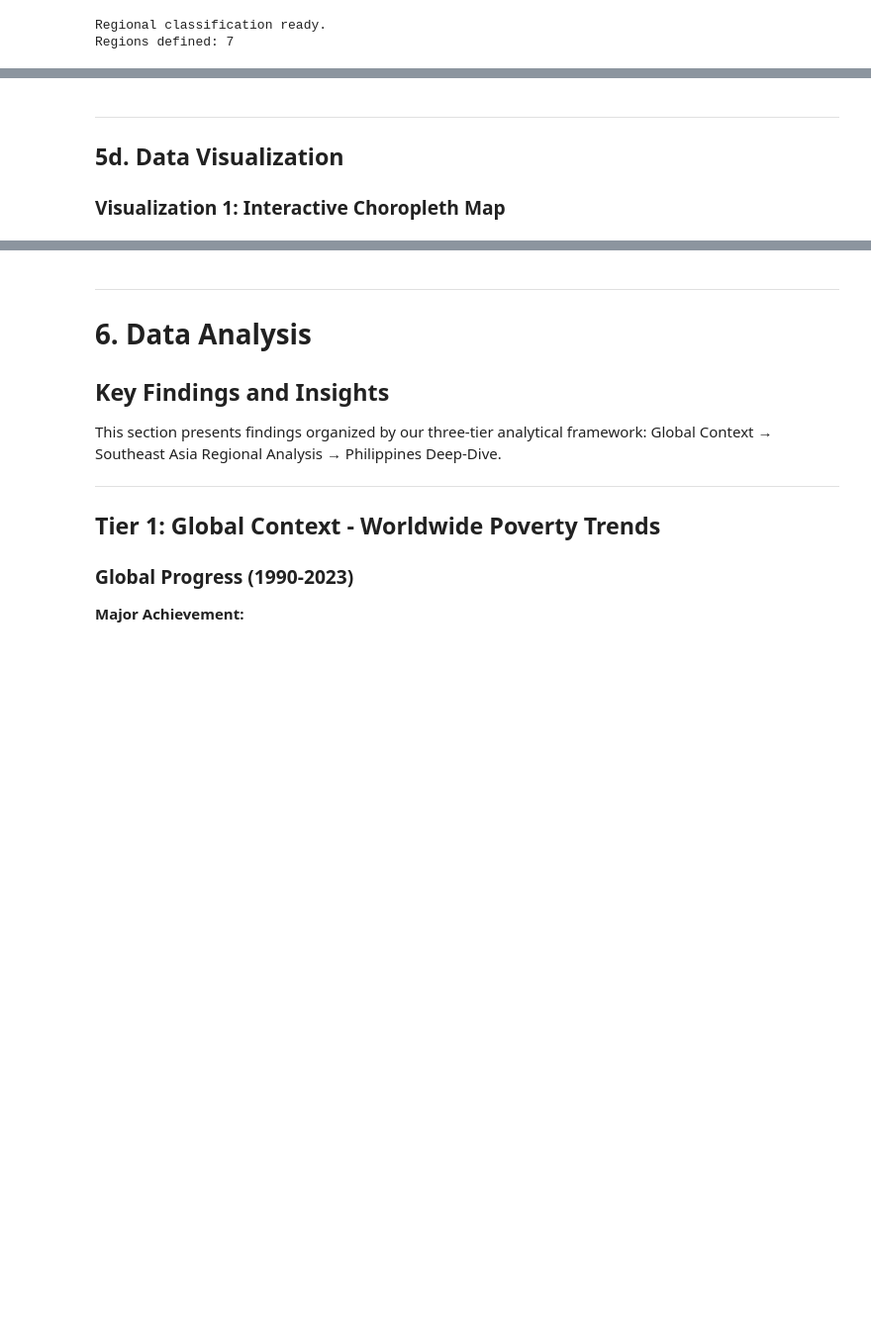
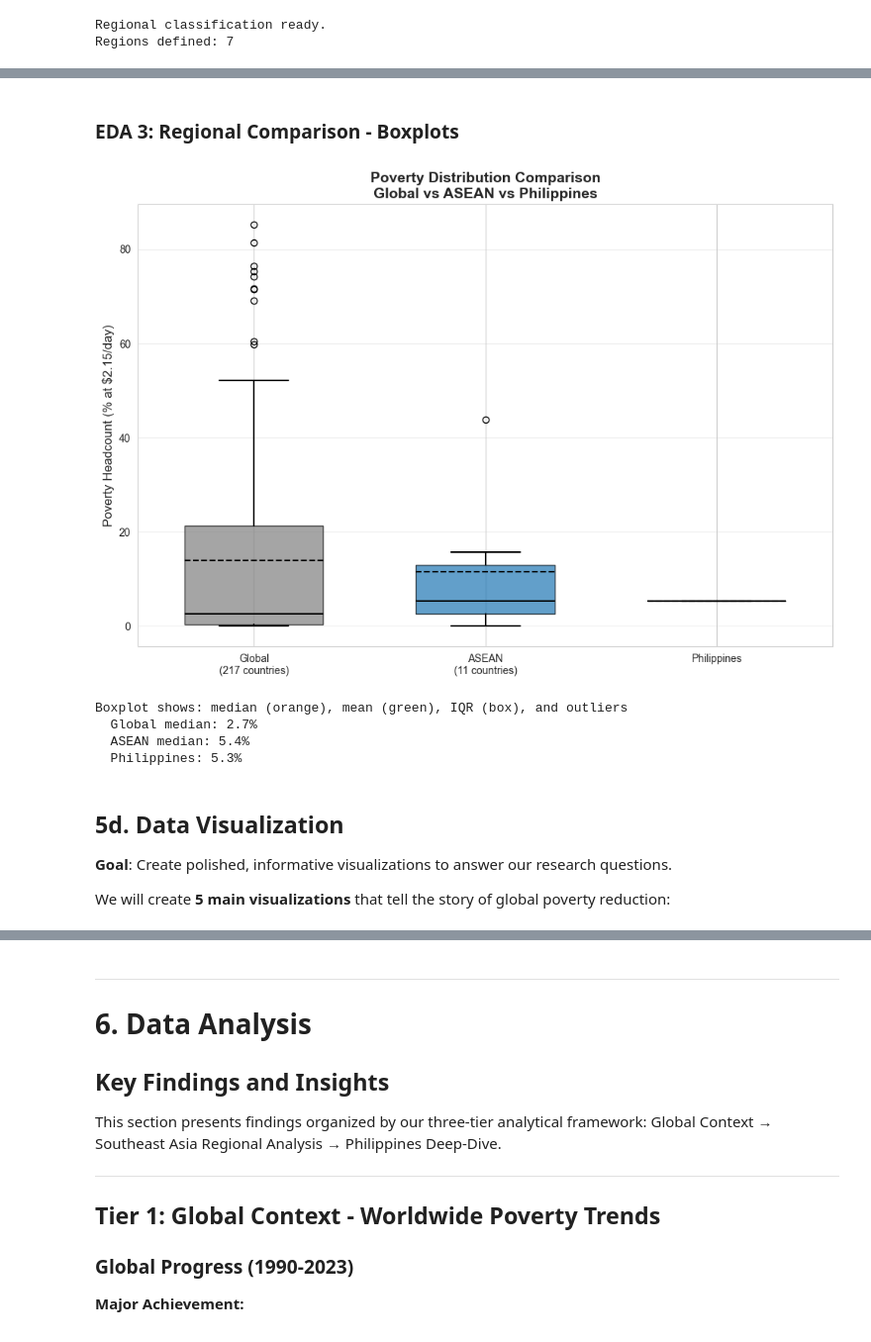
Before and after one commit to vKenjo/dataviz-finals-proj, a Jupyter notebook: FINAL_PROJECT.ipynb, the cells around one changed output, grey strips where cells are left out. Shown at 99% size. Cells and saved outputs as stored; diff of their text form; code cells hidden in the pictures; blank space fills up the shorter version.

```diff
--- a/FINAL_PROJECT.ipynb
+++ b/FINAL_PROJECT.ipynb
@@ -625,7 +603,57 @@ primary_enrollment ↔ secondary_enrollment: 0.778
+# %% [markdown]
+### EDA 3: Regional Comparison - Boxplots
+# %%
+# EDA 3: Regional Comparison - Boxplot showing Global vs ASEAN vs Philippines
+
+# Select key indicator for comparison
+indicator = 'poverty_headcount'
+
+plt.figure(figsize=(10, 7))
+
+# Prepare data
+global_data = latest_available[indicator].dropna()
+sea_data = latest_available[latest_available['country'].isin(sea_countries)][indicator].dropna()
+phl_data = latest_available[latest_available['country'] == 'Philippines'][indicator].dropna()
+
+# Create boxplot data
+data_to_plot = [global_data, sea_data, phl_data]
+labels = ['Global\n(217 countries)', 'ASEAN\n(11 countries)', 'Philippines']
+colors = ['#7f7f7f', '#1f77b4', '#d62728']
+
+# Create vertical boxplot
+bp = plt.boxplot(data_to_plot, labels=labels, patch_artist=True, vert=True,
+                 showmeans=True, meanline=True, widths=0.6)
+
+# Color the boxes
+for patch, color in zip(bp['boxes'], colors):
+    patch.set_facecolor(color)
+    patch.set_alpha(0.7)
+
+# Styling
+for element in ['whiskers', 'fliers', 'means', 'medians', 'caps']:
+    plt.setp(bp[element], color='black', linewidth=1.5)
+
+plt.ylabel('Poverty Headcount (% at $2.15/day)', fontsize=12)
+plt.title('Poverty Distribution Comparison\nGlobal vs ASEAN vs Philippines',
+          fontsize=14, fontweight='bold')
+plt.grid(True, alpha=0.3, axis='y')
+plt.tight_layout()
+plt.show()
+
+print(f"Boxplot shows: median (orange), mean (green), IQR (box), and outliers")
+print(f"  Global median: {global_data.median():.1f}%")
+print(f"  ASEAN median: {sea_data.median():.1f}%")
+print(f"  Philippines: {phl_data.values[0]:.1f}%")
+# %% [output]
+[figure, added]
+Boxplot shows: median (orange), mean (green), IQR (box), and outliers
+  Global median: 2.7%
+  ASEAN median: 5.4%
+  Philippines: 5.3%
 # %% [markdown]
----
-
 ## 5d. Data Visualization
 
-### Visualization 1: Interactive Choropleth Map
+**Goal**: Create polished, informative visualizations to answer our research questions.
+
+We will create **5 main visualizations** that tell the story of global poverty reduction:
 # %%
```
Also changed, not shown: parts of 34 cells of this notebook, 12 other files.
